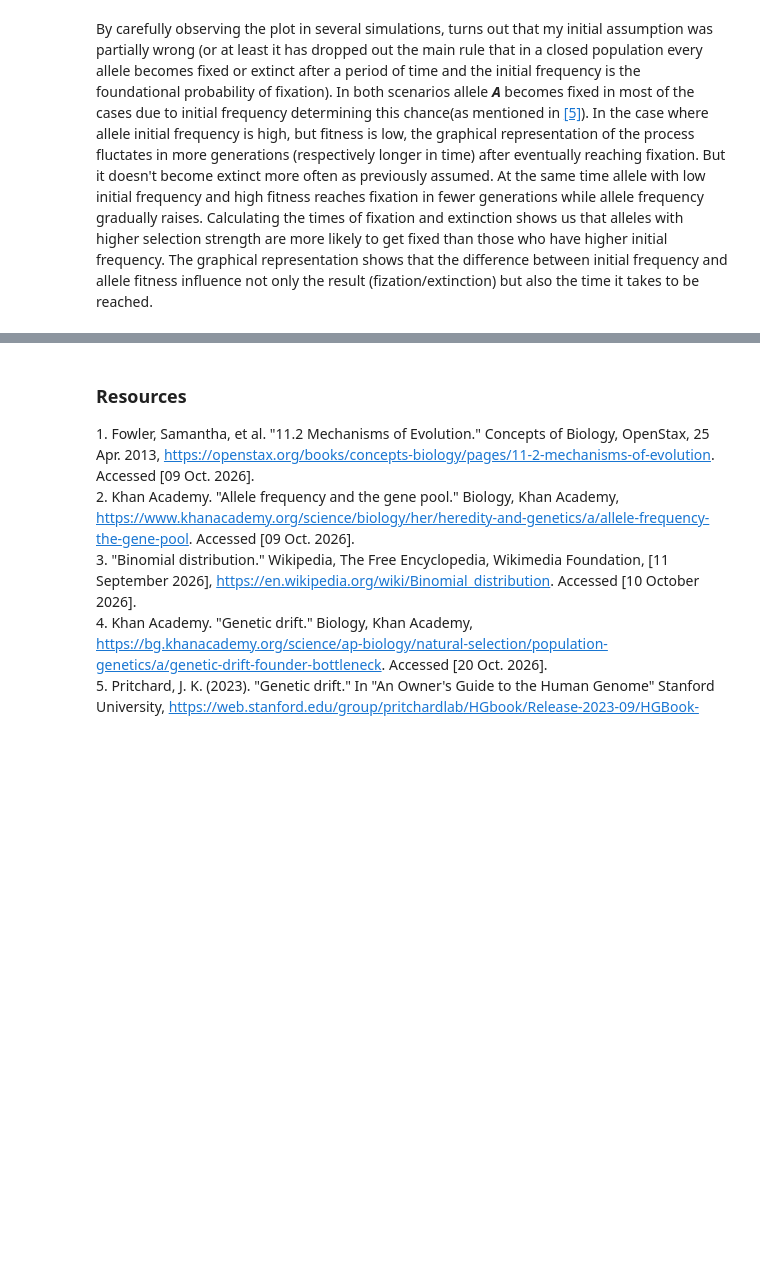
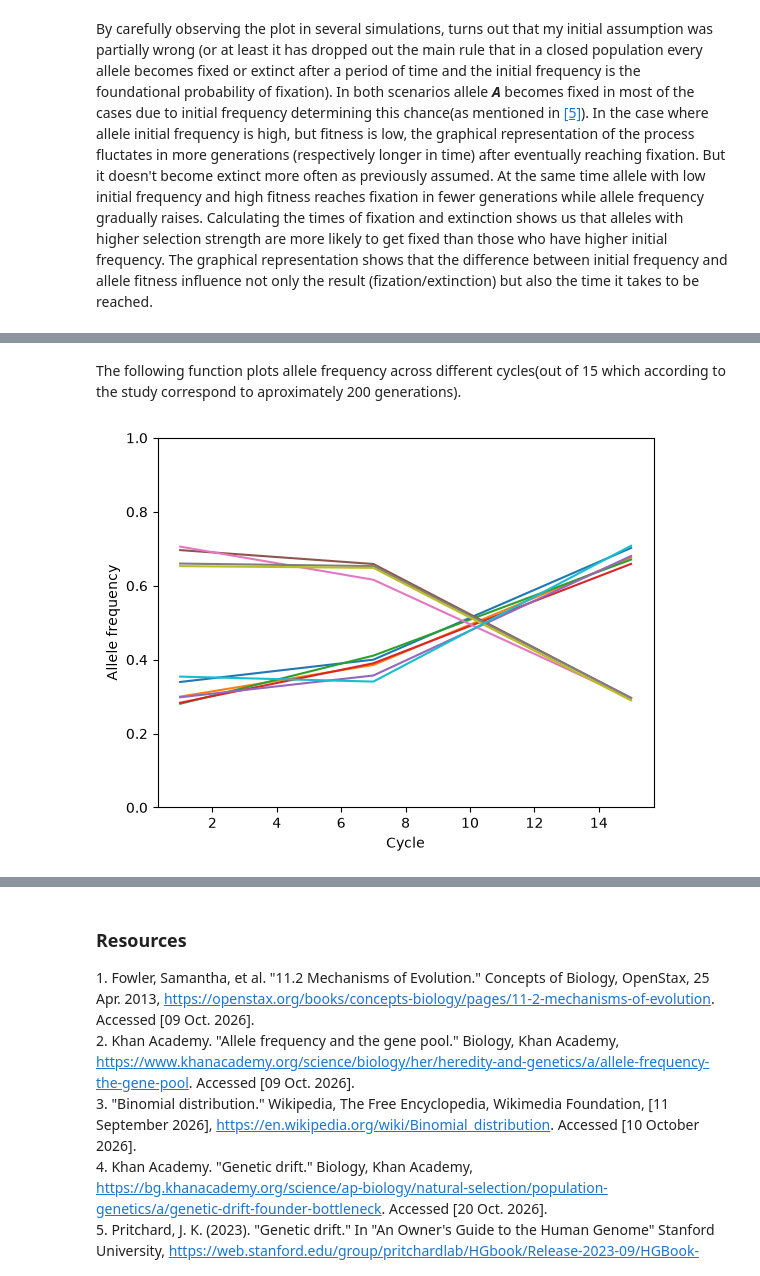
Before and after one commit to Tianna21/MathGene, a Jupyter notebook: MathGene.ipynb, the cells around one changed output, grey strips where cells are left out. Saved outputs shown, nothing was run; the diff lists cells and outputs as text; code cells hidden in the pictures; blank space fills up the shorter version.

```diff
--- a/MathGene.ipynb
+++ b/MathGene.ipynb
@@ -383,0 +389,20 @@ By carefully observing the plot in several simulations, turns out that my initia
+# %% [markdown]
+The following function plots allele frequency across different cycles(out of 15 which according to the study correspond to aproximately 200 generations).
+# %%
+df = pd.read_csv("Input_hapcaller_ethanol.txt", sep="\t")
+def plot_allele(number):
+    row=df.iloc[number]
+    columns=["alt_ETH_rep01_wk01",
+    "alt_ETH_rep01_wk07",
+    "alt_ETH_rep01_wk15"]
+    frequencies = row[columns].astype(float)
+    plt.plot([1,7,15], frequencies)
+    plt.xlabel("Cycle")
+    plt.ylabel("Allele frequency")
+    plt.ylim(0,1)
+# %%
+for i in range(10):
+    plot_allele(i)
+plt.show()
+# %% [output]
+[figure, added]
```
Also changed, not shown: parts of 25 cells of this notebook.
